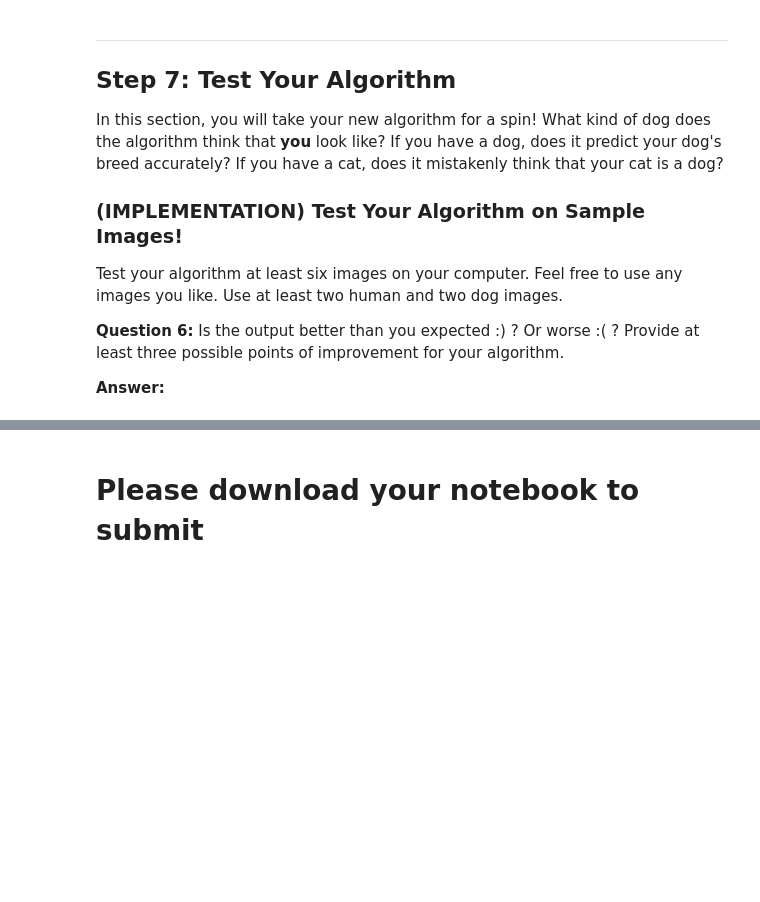
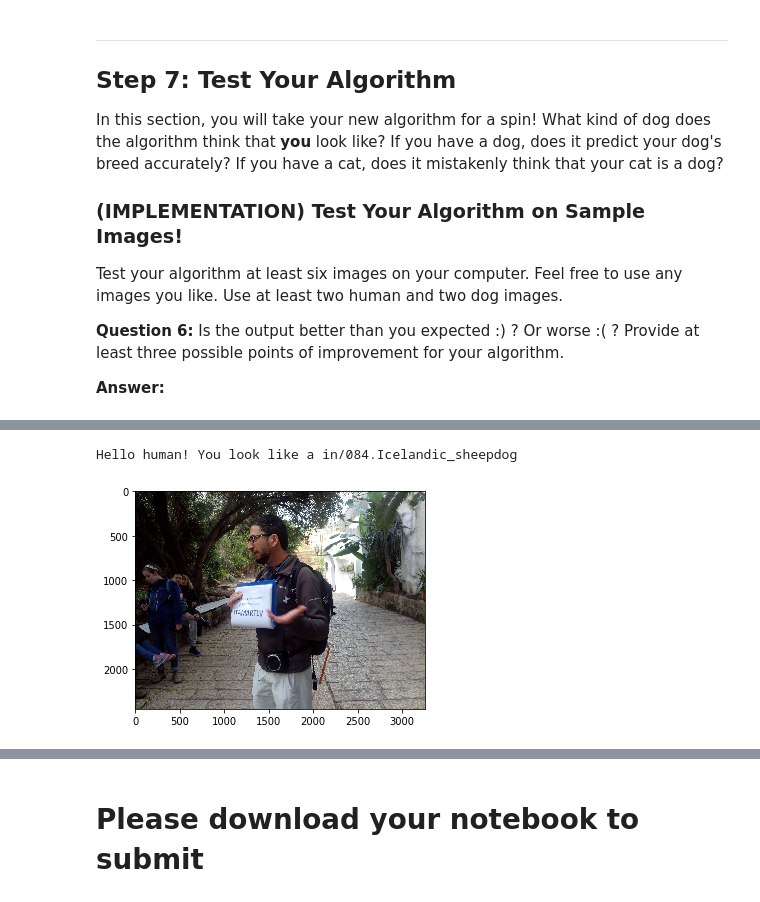
Before and after one commit to svetlitskiy/dog-project, a Jupyter notebook: dog_app.ipynb, the cells around one changed output, grey strips where cells are left out. Cells and saved outputs as stored; diff of their text form; code cells hidden in the pictures; blank space fills up the shorter version.

```diff
--- a/dog_app.ipynb
+++ b/dog_app.ipynb
@@ -981,0 +1005,5 @@ __Answer:__
+# %%
+show_img(my_images[3])
+# %% [output]
+Hello human! You look like a in/084.Icelandic_sheepdog
+[figure, added]
```
Also changed, not shown: parts of 45 cells of this notebook.
